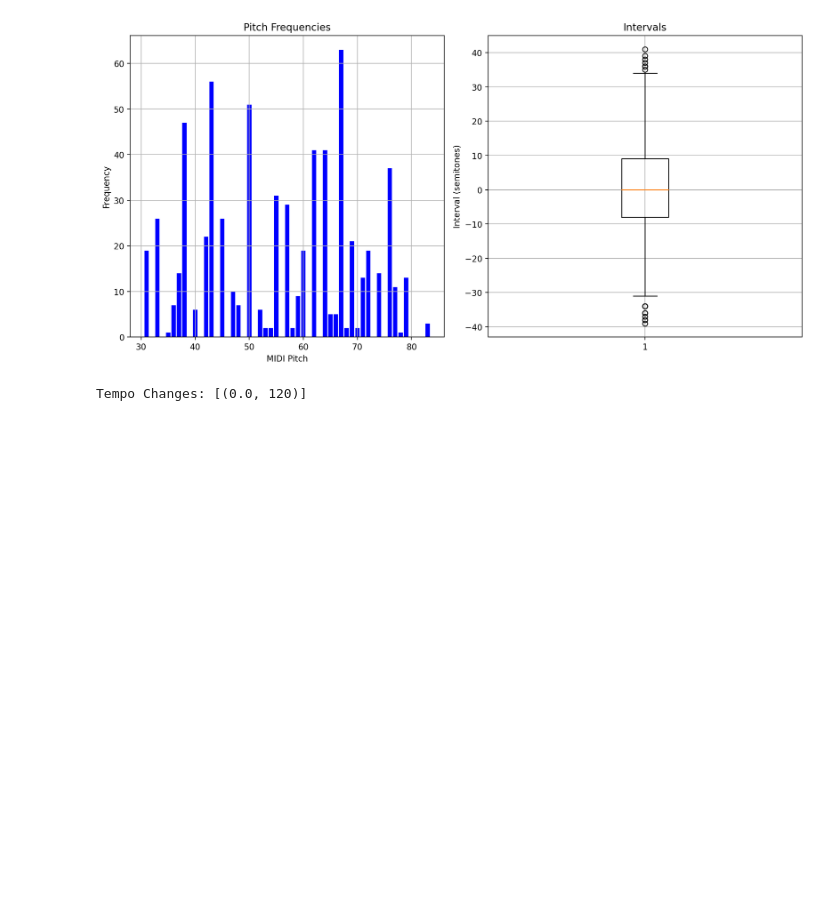
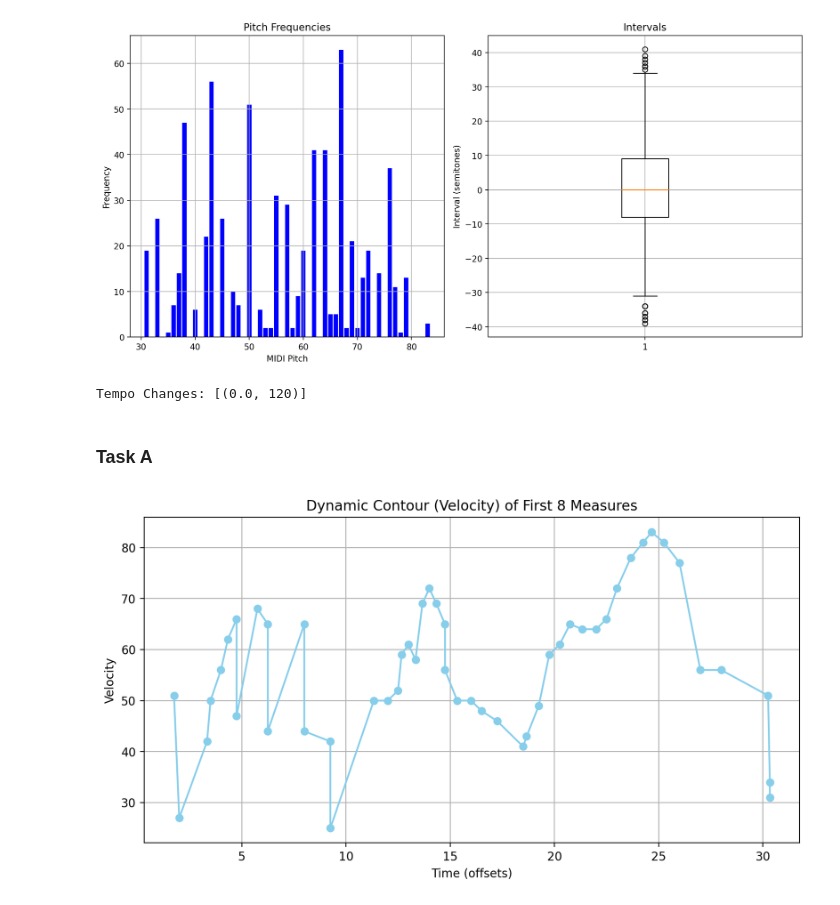
Before and after one commit to JorisMonnet/DM_Assignment3, a Jupyter notebook: c_2.ipynb, the cells around one changed output. Saved outputs shown, nothing was run; the diff lists cells and outputs as text; code cells hidden in the pictures; blank space fills up the shorter version.

```diff
--- a/c_2.ipynb
+++ b/c_2.ipynb
@@ -294,3 +452,30 @@ tempo_changes = extract_tempo_changes(file_path)
 print("Tempo Changes:", tempo_changes)
 # %% [output]
 Tempo Changes: [(0.0, 120)]
+# %% [markdown]
+### Task A
+# %%
+import music21 as m21
+from matplotlib import pyplot as plt
+
+# 加载 MIDI 文件
+midi_path = '/content/drive/MyDrive/MunA10M.mid'
+midi_file = m21.converter.parse(midi_path)
+
+measures = midi_file.measures(1, 8)
+all_notes = measures.flatten().notes
+
+# extract velocity and offset time of notes
+velocities = [note.volume.velocity for note in all_notes if note.volume.velocity is not None]
+# note不全 缺一些note
+offsets = [float(note.offset) for note in all_notes]
+
+plt.figure(figsize=(10, 5))
+plt.plot(offsets, velocities, marker='o',color='skyblue')
+plt.title('Dynamic Contour (Velocity) of First 8 Measures')
+plt.xlabel('Time (offsets)')
+plt.ylabel('Velocity')
+plt.grid(True)
+plt.show()
+# %% [output]
+[figure, added]
```
Also changed, not shown: parts of 13 cells of this notebook.
